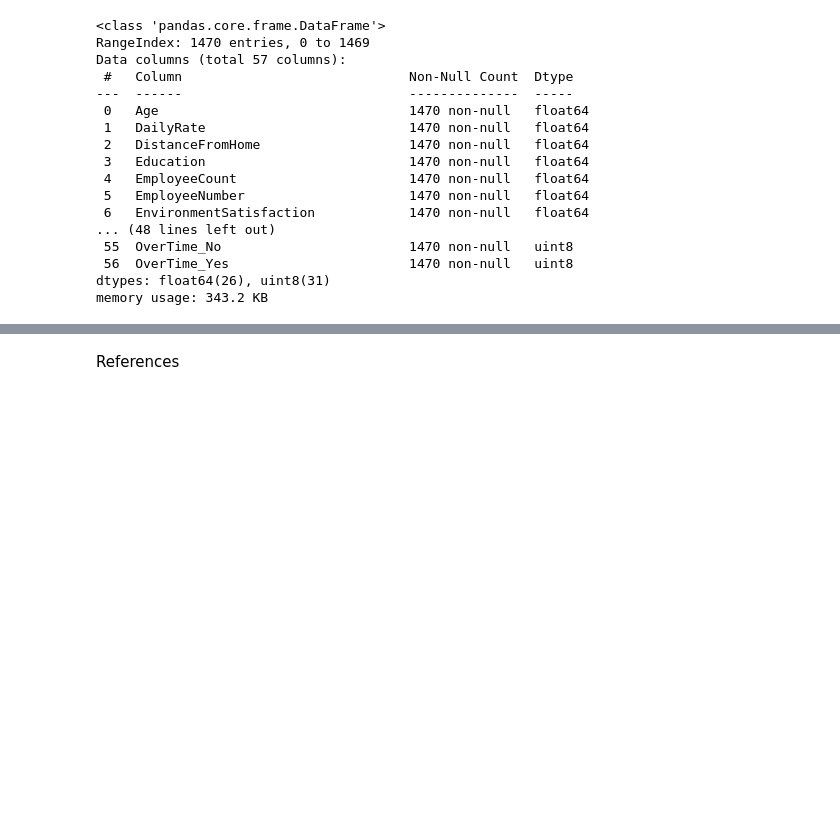
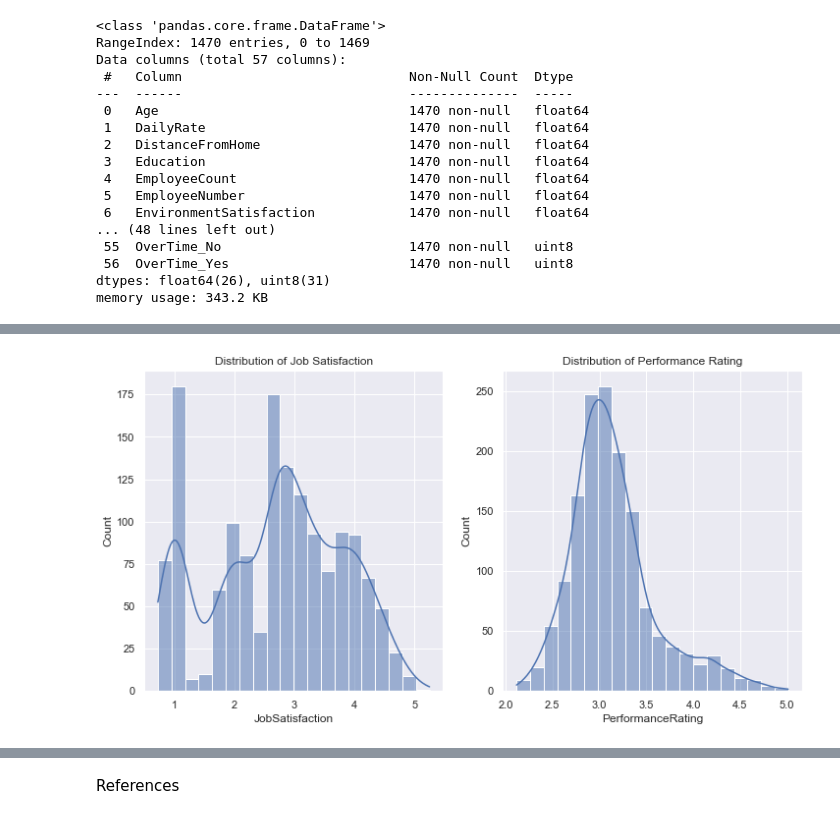
Before and after one commit to EduardoJMatosRomero/MLDPSTCA2, a Jupyter notebook: EduardoJMatosRomero_sba23298_Lvl8_CA2.ipynb, the cells around one changed output, grey strips where cells are left out. Saved outputs shown, nothing was run; the diff lists cells and outputs as text; code cells hidden in the pictures; blank space fills up the shorter version.

```diff
--- a/EduardoJMatosRomero_sba23298_Lvl8_CA2.ipynb
+++ b/EduardoJMatosRomero_sba23298_Lvl8_CA2.ipynb
@@ -440,0 +549,5 @@ memory usage: 343.2 KB
+# %%
+df3 = df.copy()
+df_cat_columns = df3[categorical_columns].fillna('Missing')
+categorical_columns = df_cat_columns.select_dtypes(include=['object']).columns
+df3 = pd.get_dummies(df3, columns=categorical_columns)
@@ -440,0 +576,8 @@ memory usage: 343.2 KB
+# %%
+iterative_imputer = IterativeImputer(max_iter=10, random_state=0)
+
+# Selecting numerical columns from df3
+numerical_columns = df3.select_dtypes(include=['float64']).columns
+
+# Applying the imputer to the numerical columns in df3
+df3[numerical_columns] = iterative_imputer.fit_transform(df3[numerical_columns])
@@ -440,0 +588,8 @@ memory usage: 343.2 KB
+# %%
+iterative_imputer = IterativeImputer(max_iter=20, random_state=0)
+
+# Selecting numerical columns from df3
+numerical_columns = df3.select_dtypes(include=['float64']).columns
+
+# Applying the imputer to the numerical columns in df3
+df3[numerical_columns] = iterative_imputer.fit_transform(df3[numerical_columns])
@@ -440,0 +650,16 @@ memory usage: 343.2 KB
+# %%
+plt.figure(figsize=(12, 6))
+
+# Plotting for JobSatisfaction
+plt.subplot(1, 2, 1)
+sns.histplot(df3['JobSatisfaction'], kde=True, bins=20)
+plt.title('Distribution of Job Satisfaction')
+
+# Plotting for PerformanceRating
+plt.subplot(1, 2, 2)
+sns.histplot(df3['PerformanceRating'], kde=True, bins=20)
+plt.title('Distribution of Performance Rating')
+
+plt.show()
+# %% [output]
+[figure, added]
```
Also changed, not shown: parts of 40 cells of this notebook.
